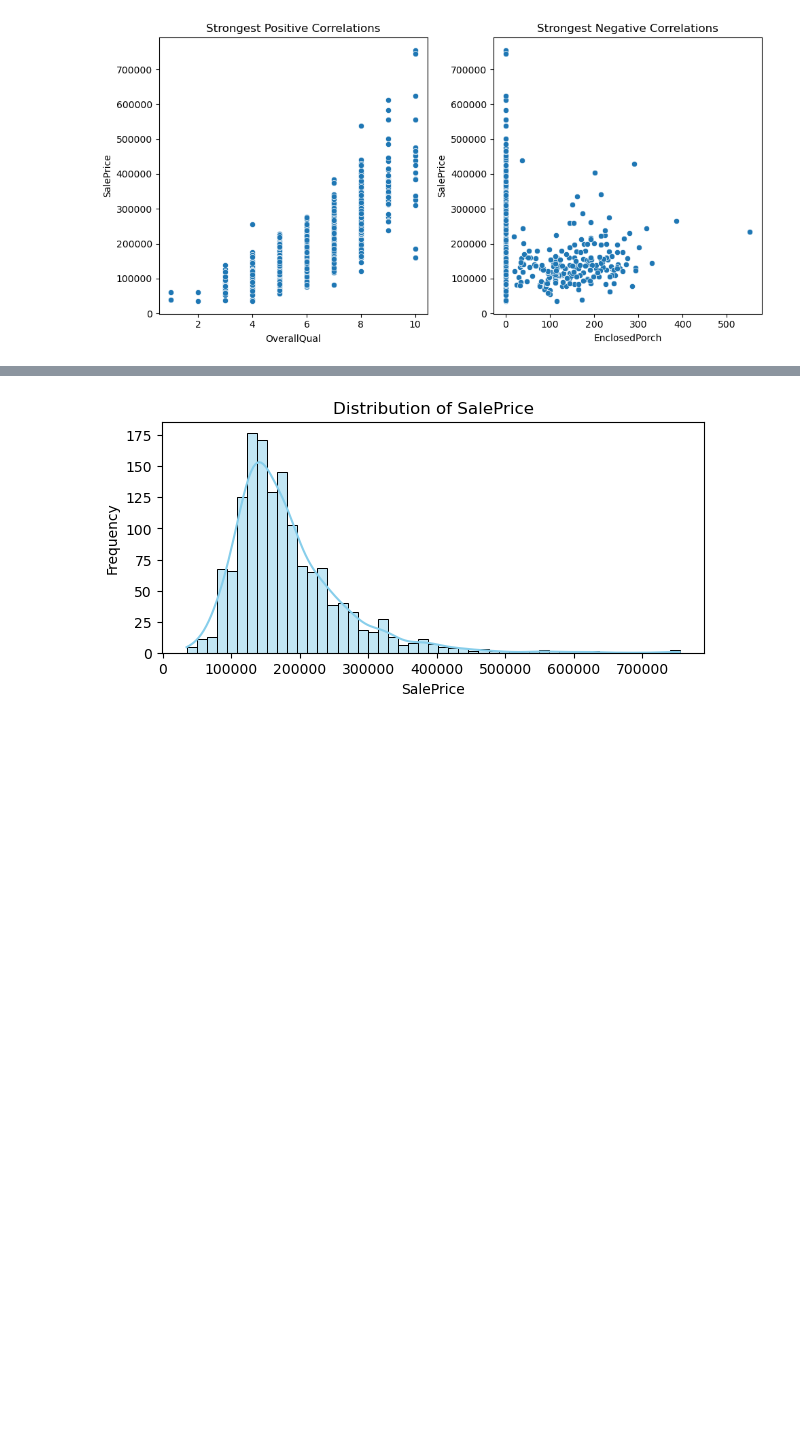
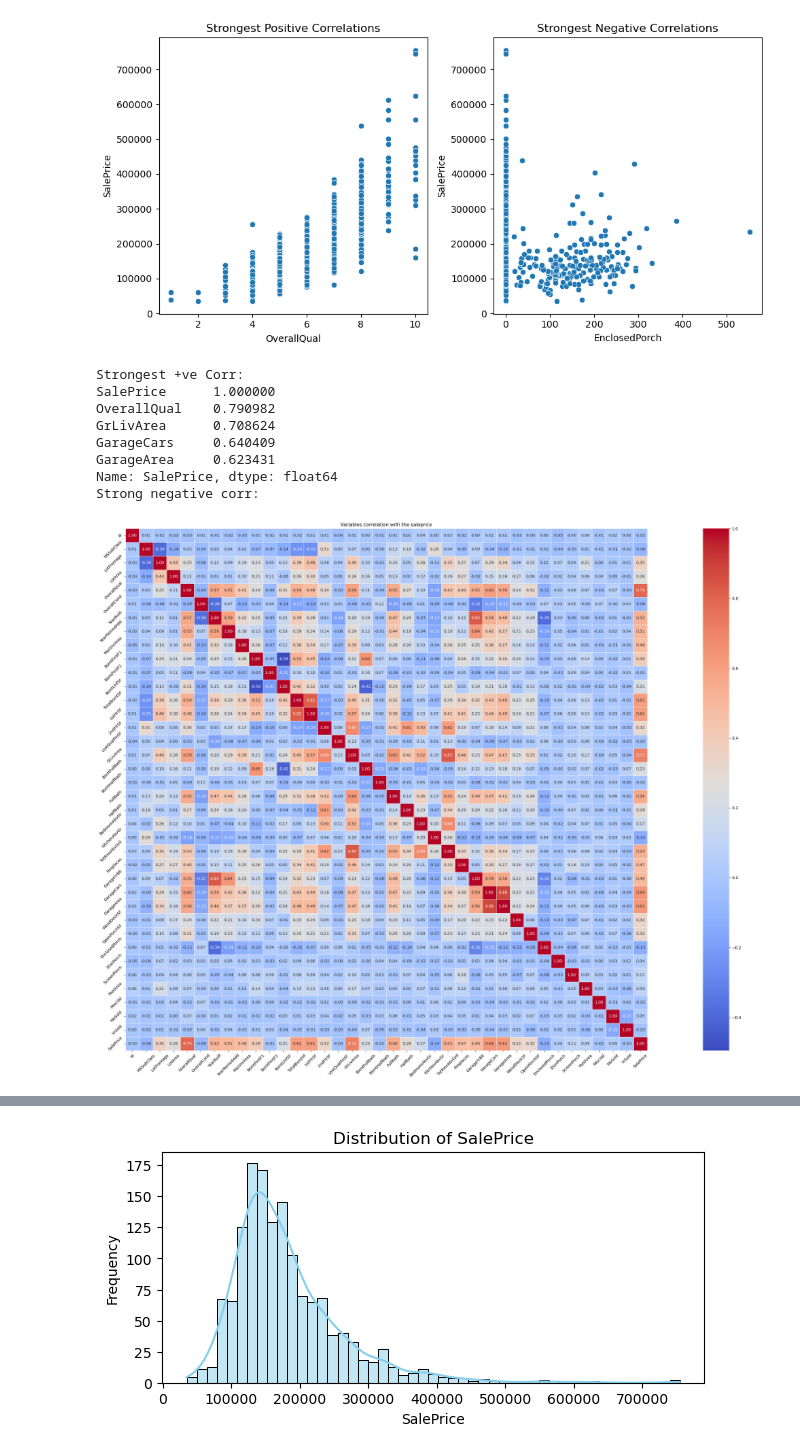
Before and after one commit to muigaimuiruri/Independent_Project, a Jupyter notebook: ames_project.ipynb, the cells around one changed output, grey strips where cells are left out. Saved outputs shown, nothing was run; the diff lists cells and outputs as text; code cells hidden in the pictures; blank space fills up the shorter version.

```diff
--- a/ames_project.ipynb
+++ b/ames_project.ipynb
@@ -151,3 +173,30 @@ plt.show()
+# %%
+correlation_data = numeric_data.corr()
+strongest_pos_corr_saleprice = correlation_data['SalePrice'].sort_values(ascending=False).head(5)
+strongest_corr_neg_saleprice = correlation_data['SalePrice'].sort_values(ascending=True).head(5)
+
+plt.figure(figsize=(40, 20))
+sns.heatmap(correlation_data, annot=True, cmap='coolwarm', linewidths=0.5, fmt=".2f", square=True)
+
+plt.title('Variables correlation with the saleprice')
+plt.xticks(rotation=45)
+plt.yticks(rotation=45)
+
+plt.tight_layout()
+print('Strongest +ve Corr:')
+print(strongest_pos_corr_saleprice)
+print('Strong negative corr:')
+plt.show()
+# %% [output]
+Strongest +ve Corr:
+SalePrice      1.000000
+OverallQual    0.790982
+GrLivArea      0.708624
+GarageCars     0.640409
+GarageArea     0.623431
+Name: SalePrice, dtype: float64
+Strong negative corr:
+[figure, added]
 # %%
 #Part 4: Engineer and Explore a New Feature
 # %%
```
Also changed, not shown: parts of 5 cells of this notebook.
